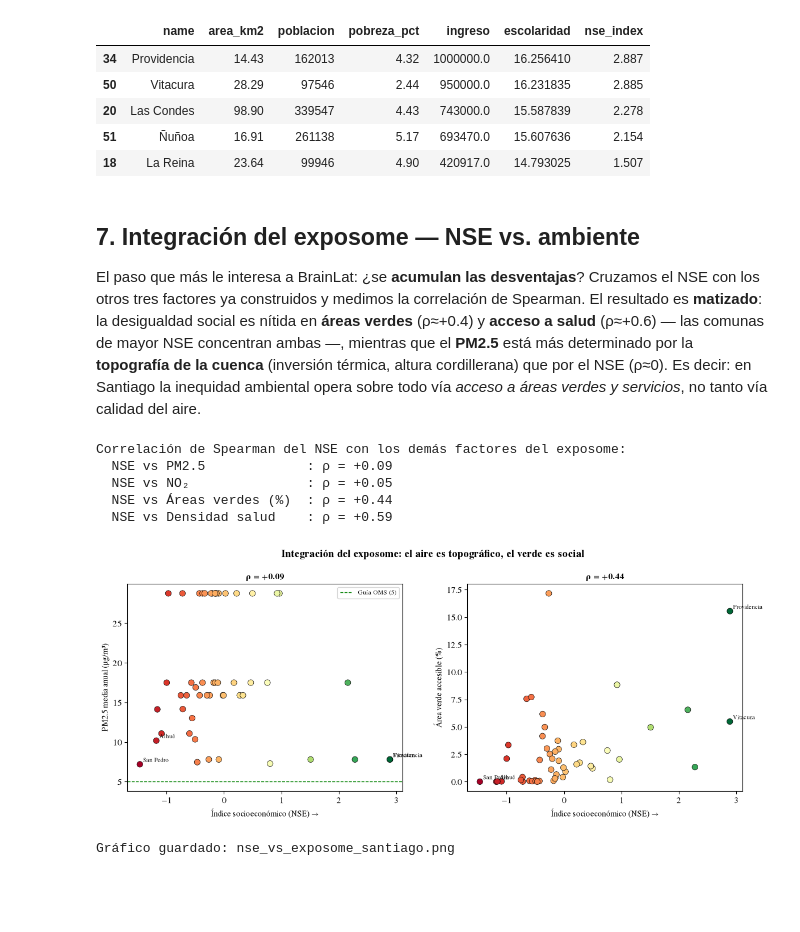
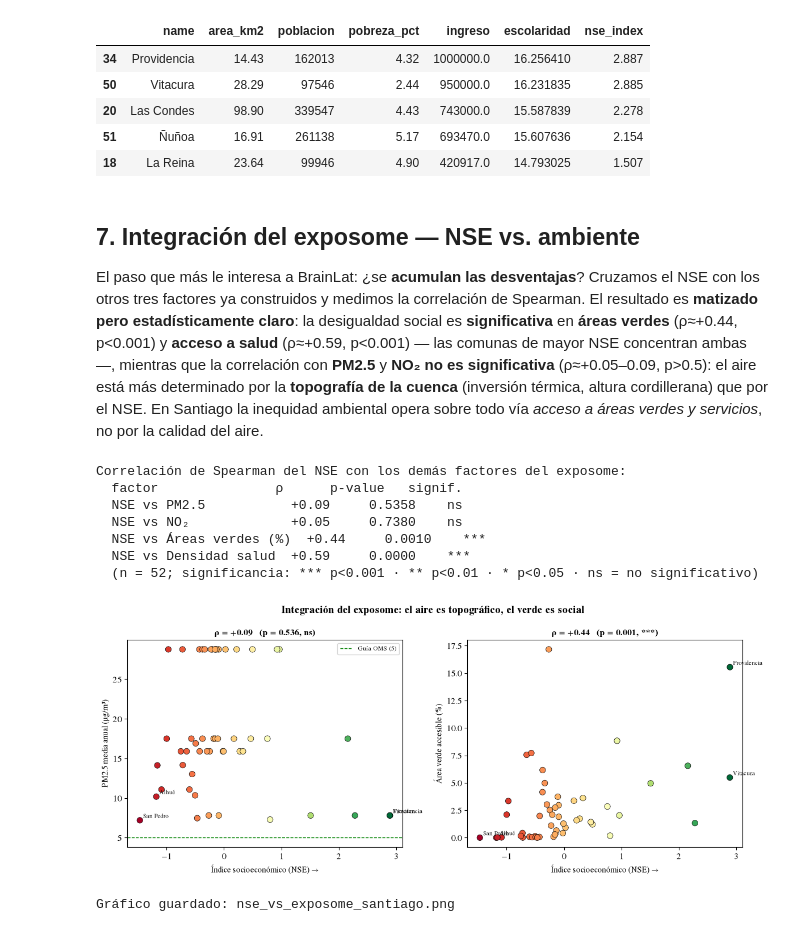
Before and after one commit to Bastian963/demo-exposome-santiago, a Jupyter notebook: santiago_socioeconomic.ipynb, the cells around one changed output. Cells and saved outputs as stored; diff of their text form; code cells hidden in the pictures; blank space fills up the shorter version.

Commit message:
Add demo document and visual figures

```diff
--- a/santiago_socioeconomic.ipynb
+++ b/santiago_socioeconomic.ipynb
@@ -328,7 +328,7 @@ Columnas: ['name', 'area_km2', 'poblacion', 'pobreza_pct', 'ingreso', 'escolarid
 # %% [markdown]
 ## 7. Integración del exposome — NSE vs. ambiente
 
-El paso que más le interesa a BrainLat: ¿se **acumulan las desventajas**? Cruzamos el NSE con los otros tres factores ya construidos y medimos la correlación de Spearman. El resultado es **matizado**: la desigualdad social es nítida en **áreas verdes** (ρ≈+0.4) y **acceso a salud** (ρ≈+0.6) — las comunas de mayor NSE concentran ambas —, mientras que el **PM2.5** está más determinado por la **topografía de la cuenca** (inversión térmica, altura cordillerana) que por el NSE (ρ≈0). Es decir: en Santiago la inequidad ambiental opera sobre todo vía *acceso a áreas verdes y servicios*, no tanto vía calidad del aire.
+El paso que más le interesa a BrainLat: ¿se **acumulan las desventajas**? Cruzamos el NSE con los otros tres factores ya construidos y medimos la correlación de Spearman. El resultado es **matizado pero estadísticamente claro**: la desigualdad social es **significativa** en **áreas verdes** (ρ≈+0.44, p<0.001) y **acceso a salud** (ρ≈+0.59, p<0.001) — las comunas de mayor NSE concentran ambas —, mientras que la correlación con **PM2.5** y **NO₂ no es significativa** (ρ≈+0.05–0.09, p>0.5): el aire está más determinado por la **topografía de la cuenca** (inversión térmica, altura cordillerana) que por el NSE. En Santiago la inequidad ambiental opera sobre todo vía *acceso a áreas verdes y servicios*, no por la calidad del aire.
 # %%
 expo = gdf_result[["name", "nse_index", "ingreso", "pobreza_pct"]].copy()
 others = {
@@ -341,58 +341,69 @@ for f, cols in others.items():
         expo = expo.merge(pd.read_csv(f)[["name"] + cols], on="name", how="left")
 
 
+from scipy.stats import spearmanr
+
+
 def spearman(x, y):
-    # Spearman = Pearson de los rangos (sin dependencia de scipy)
+    # ρ de Spearman + p-value (dos colas), sobre el n efectivo tras descartar NaN
     d = pd.concat([x, y], axis=1).dropna()
-    return d.iloc[:, 0].rank().corr(d.iloc[:, 1].rank())
+    rho, p = spearmanr(d.iloc[:, 0], d.iloc[:, 1])
+    return float(rho), float(p), len(d)
+
+
+def sig_mark(p):
+    return "***" if p < 0.001 else "**" if p < 0.01 else "*" if p < 0.05 else "ns"
 
 
 labels = {"pm25_mean": "PM2.5", "no2_mean": "NO₂",
           "green_pct": "Áreas verdes (%)", "density_per_km2": "Densidad salud"}
 print("Correlación de Spearman del NSE con los demás factores del exposome:")
+print(f"  {'factor':16s}     ρ      p-value   signif.")
 for c in ["pm25_mean", "no2_mean", "green_pct", "density_per_km2"]:
     if c in expo:
-        rho = spearman(expo["nse_index"], expo[c])
-        signo = "↓ desventaja acumulada" if (c.startswith(("pm25", "no2")) and rho < 0) else ""
-        print(f"  NSE vs {labels[c]:18s}: ρ = {rho:+.2f}   {signo}")
+        rho, p, n = spearman(expo["nse_index"], expo[c])
+        print(f"  NSE vs {labels[c]:14s}  {rho:+.2f}   {p:8.4f}    {sig_mark(p)}")
+print(f"  (n = {n}; significancia: *** p<0.001 · ** p<0.01 · * p<0.05 · ns = no significativo)")
 
 # Panel doble: NSE vs PM2.5 (topográfico) y NSE vs áreas verdes (social)
 def _scatter(ax, ycol, ylabel, hline=None, hlabel=None):
     sub = expo.dropna(subset=["nse_index", ycol])
     ax.scatter(sub["nse_index"], sub[ycol], c=sub["nse_index"],
                cmap="RdYlGn", edgecolor="black", linewidth=0.5, s=55, zorder=3)
     for _, r in pd.concat([sub.nlargest(2, "nse_index"),
                            sub.nsmallest(2, "nse_index")]).drop_duplicates("name").iterrows():
         ax.annotate(r["name"], (r["nse_index"], r[ycol]),
                     fontsize=7.5, xytext=(4, 3), textcoords="offset points")
     if hline is not None:
         ax.axhline(hline, color="green", ls="--", lw=1, label=hlabel)
         ax.legend(fontsize=8)
-    rho = spearman(sub["nse_index"], sub[ycol])
+    rho, p, n = spearman(sub["nse_index"], sub[ycol])
     ax.set_xlabel("Índice socioeconómico (NSE) →", fontsize=10)
     ax.set_ylabel(ylabel, fontsize=10)
-    ax.set_title(f"ρ = {rho:+.2f}", fontsize=11, fontweight="bold")
+    ax.set_title(f"ρ = {rho:+.2f}   (p = {p:.3f}, {sig_mark(p)})", fontsize=11, fontweight="bold")
 
 panels = [c for c in ["pm25_mean", "green_pct"] if c in expo]
 if panels:
     fig, axes = plt.subplots(1, len(panels), figsize=(6 * len(panels), 5))
     axes = np.atleast_1d(axes)
     if "pm25_mean" in expo:
         _scatter(axes[0], "pm25_mean", "PM2.5 media anual (µg/m³)",
                  hline=5, hlabel="Guía OMS (5)")
     if "green_pct" in expo:
         _scatter(axes[-1], "green_pct", "Área verde accesible (%)")
     fig.suptitle("Integración del exposome: el aire es topográfico, el verde es social",
                  fontsize=13, fontweight="bold")
     plt.tight_layout()
     plt.savefig("nse_vs_exposome_santiago.png", dpi=150, bbox_inches="tight")
     plt.show()
     print("\nGráfico guardado: nse_vs_exposome_santiago.png")
 # %% [output]
 Correlación de Spearman del NSE con los demás factores del exposome:
-  NSE vs PM2.5             : ρ = +0.09
-  NSE vs NO₂               : ρ = +0.05
-  NSE vs Áreas verdes (%)  : ρ = +0.44
-  NSE vs Densidad salud    : ρ = +0.59
+  factor               ρ      p-value   signif.
+  NSE vs PM2.5           +0.09     0.5358    ns
+  NSE vs NO₂             +0.05     0.7380    ns
+  NSE vs Áreas verdes (%)  +0.44     0.0010    ***
+  NSE vs Densidad salud  +0.59     0.0000    ***
+  (n = 52; significancia: *** p<0.001 · ** p<0.01 · * p<0.05 · ns = no significativo)
-[figure, old version]
+[figure, new version]
 Gráfico guardado: nse_vs_exposome_santiago.png
```
Also changed, not shown: 23 other files.
